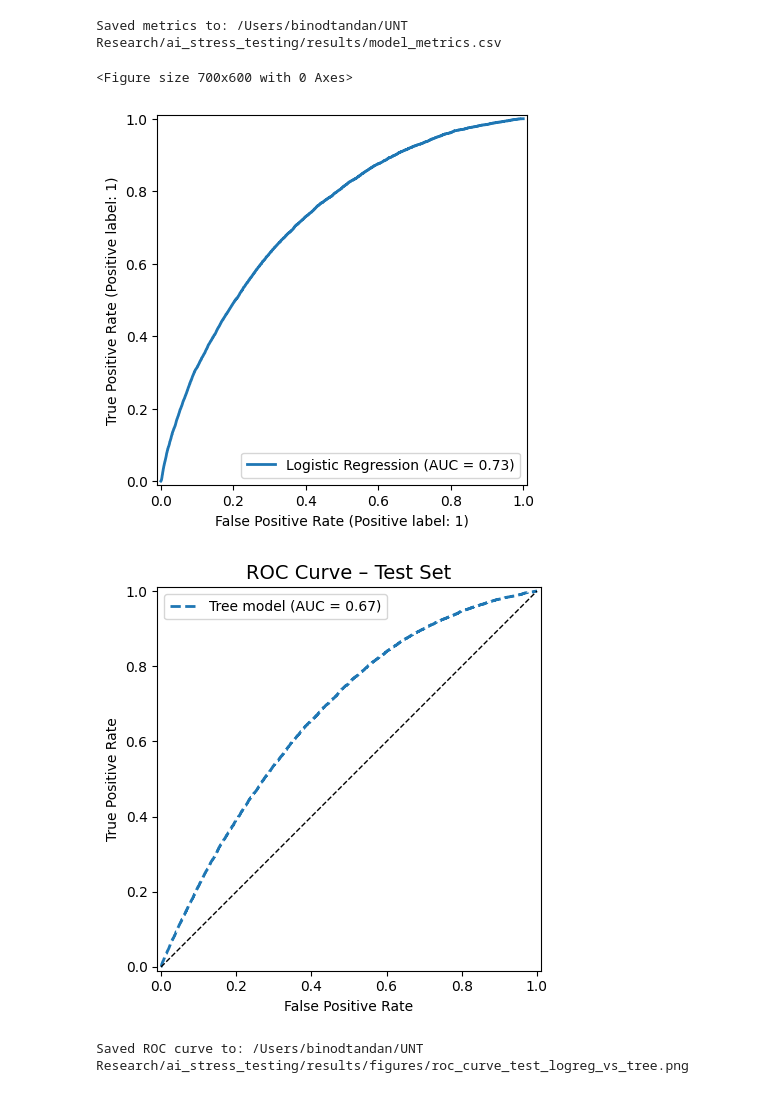
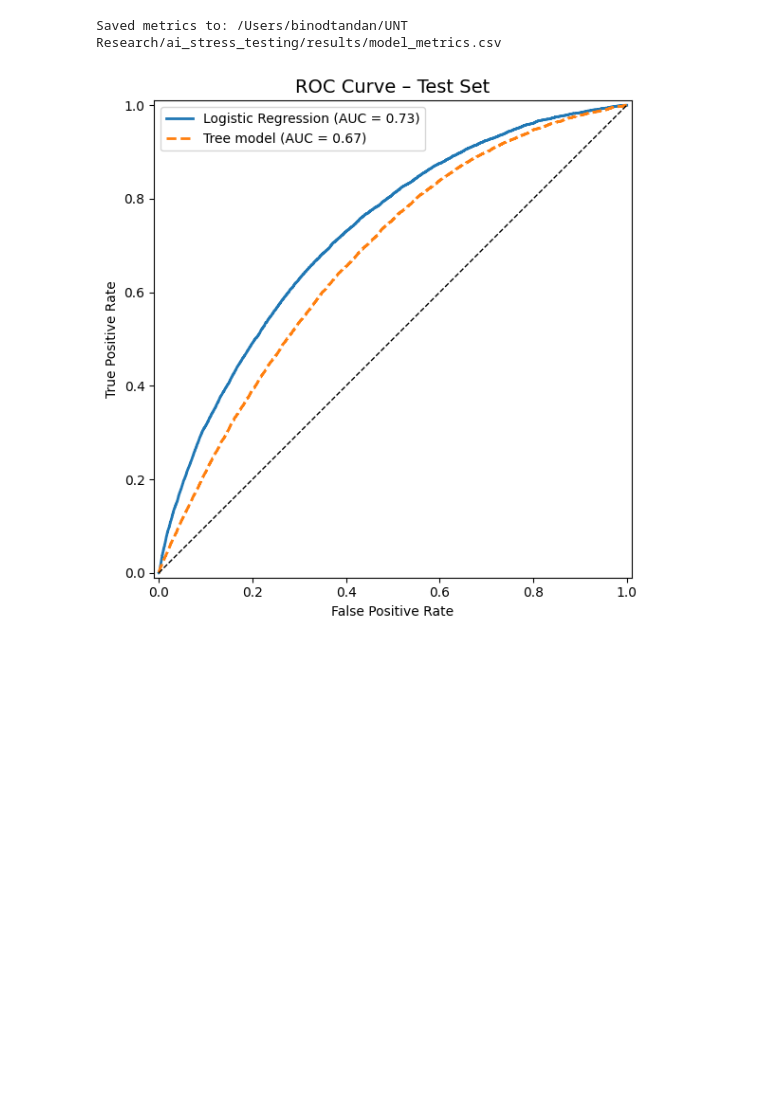
Before and after one commit to BinodTandan/Banking_Stress_Testing, a Jupyter notebook: notebooks/03_model_training.ipynb, the cells around one changed output. Cells and saved outputs as stored; diff of their text form; code cells hidden in the pictures; blank space fills up the shorter version.

```diff
--- a/notebooks/03_model_training.ipynb
+++ b/notebooks/03_model_training.ipynb
@@ -364,34 +360,33 @@ Saved metrics to: /Users/binodtandan/UNT Research/ai_stress_testing/results/mode
 # %%
 # 5.2 ROC Curve (Test set) – Logistic vs Tree
 
-plt.figure(figsize=(7, 6))
+plt.close("all")  # clear any old figures
+
+fig, ax = plt.subplots(figsize=(7, 6))
+
 RocCurveDisplay.from_predictions(
     y_test, proba_lr_test,
-    name="Logistic Regression", linewidth=2
+    name="Logistic Regression", linewidth=2, ax=ax
 )
 
 if proba_xgb_test is not None:
     RocCurveDisplay.from_predictions(
         y_test, proba_xgb_test,
-        name="Tree model", linewidth=2, linestyle="--"
+        name="Tree model", linewidth=2, linestyle="--", ax=ax
     )
 
-plt.plot([0, 1], [0, 1], "k--", linewidth=1)
-plt.title("ROC Curve – Test Set", fontsize=14)
-plt.xlabel("False Positive Rate")
-plt.ylabel("True Positive Rate")
-plt.legend()
-plt.tight_layout()
+ax.plot([0, 1], [0, 1], "k--", linewidth=1)
+ax.set_title("ROC Curve – Test Set", fontsize=14)
+ax.set_xlabel("False Positive Rate")
+ax.set_ylabel("True Positive Rate")
+ax.legend()
 
-roc_path = FIG_DIR / "roc_curve_test_logreg_vs_tree.png"
-plt.savefig(roc_path, dpi=300)
+roc_path = FIG_DIR / "roc_curve_test_logreg_vs_xgboost.png"
+fig.tight_layout()
+fig.savefig(roc_path, dpi=300)
 plt.show()
-print("Saved ROC curve to:", roc_path)
 # %% [output]
-<Figure size 700x600 with 0 Axes>
-[figure, old version]
+[figure, new version]
-[figure, removed]
-Saved ROC curve to: /Users/binodtandan/UNT Research/ai_stress_testing/results/figures/roc_curve_test_logreg_vs_tree.png
 # %%
 # 5.3 Precision–Recall Curve (Test set) – Logistic vs Tree
 
```
Also changed, not shown: parts of 7 cells of this notebook.
